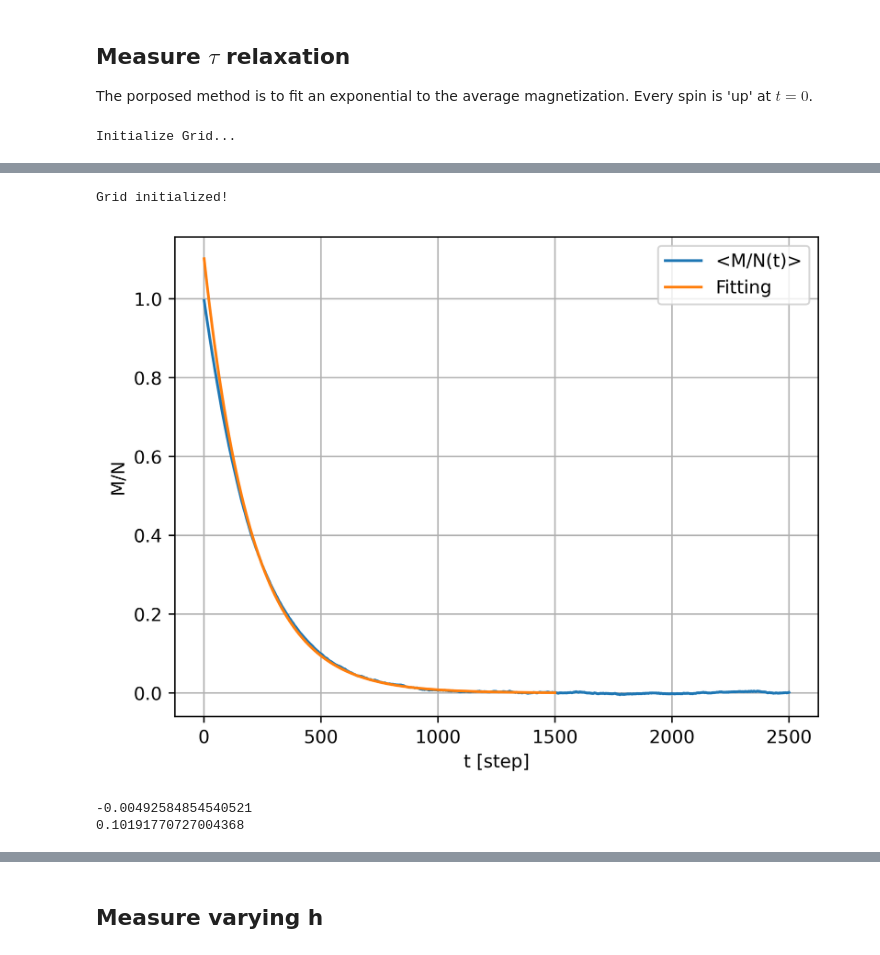
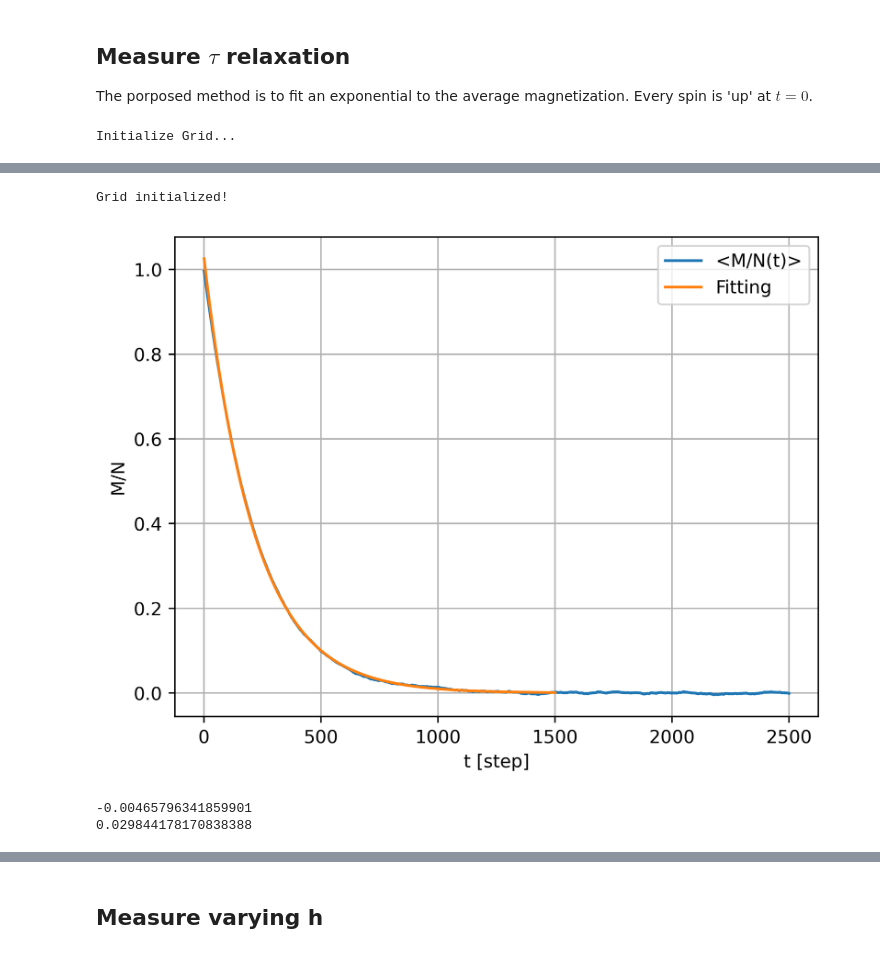
Before and after one commit to axelkat/statfmc, a Jupyter notebook: isingmodel.ipynb, the cells around one changed output, grey strips where cells are left out. Drawn from its saved outputs; the diff is of its cells as text; code cells hidden in the pictures.

```diff
--- a/isingmodel.ipynb
+++ b/isingmodel.ipynb
@@ -220,34 +220,34 @@ for i in range (5000):
     Earr, Eave, Spins, steps, Marr, Mave = isingmodel(2500,0,1,5,L,M)
     Marrnp=np.c_[Marrnp,Marr]
     #plotspins(Spins,2)
 means=[]
 for i in range(2500):
     means.append(np.mean(Marrnp[i,:]))
 
-poly=np.polyfit(np.linspace(1,1000,1000),np.log(means[:1000]),1) #fitting for the linearized y(x) datapairs
+poly=np.polyfit(np.linspace(1,1300,1300),np.log(means[:1300]),1) #fitting for the linearized y(x) datapairs
 
 p1=poly[0]
 p2=poly[1]
 fig,ax= plt.subplots(1)
 ax.plot(np.linspace(1,steps,steps), means, label = '<M/N(t)>')
 ax.plot(np.linspace(1,1500,1500),np.exp(p1*np.linspace(1,1500,1500)+p2), label='Fitting')
 plt.ylabel('M/N')
 
 handles,labels=ax.get_legend_handles_labels()
 handles = [handles[0], handles[1]]
 labels = [labels[0], labels[1]]
 ax.legend(handles, labels)
 
 plt.xlabel('t [step]')
 plt.grid(True)
 plt.show()
 print(p1)
 print(p2)
 #Show parameters.
 # %% [output]
 Initialize Grid...
 [figure]
 Grid initialized!
-[figure, old version]
+[figure, new version]
--0.00492584854540521
-0.10191770727004368
+-0.00465796341859901
+0.029844178170838388
```
Also changed, not shown: parts of 2 cells of this notebook.
